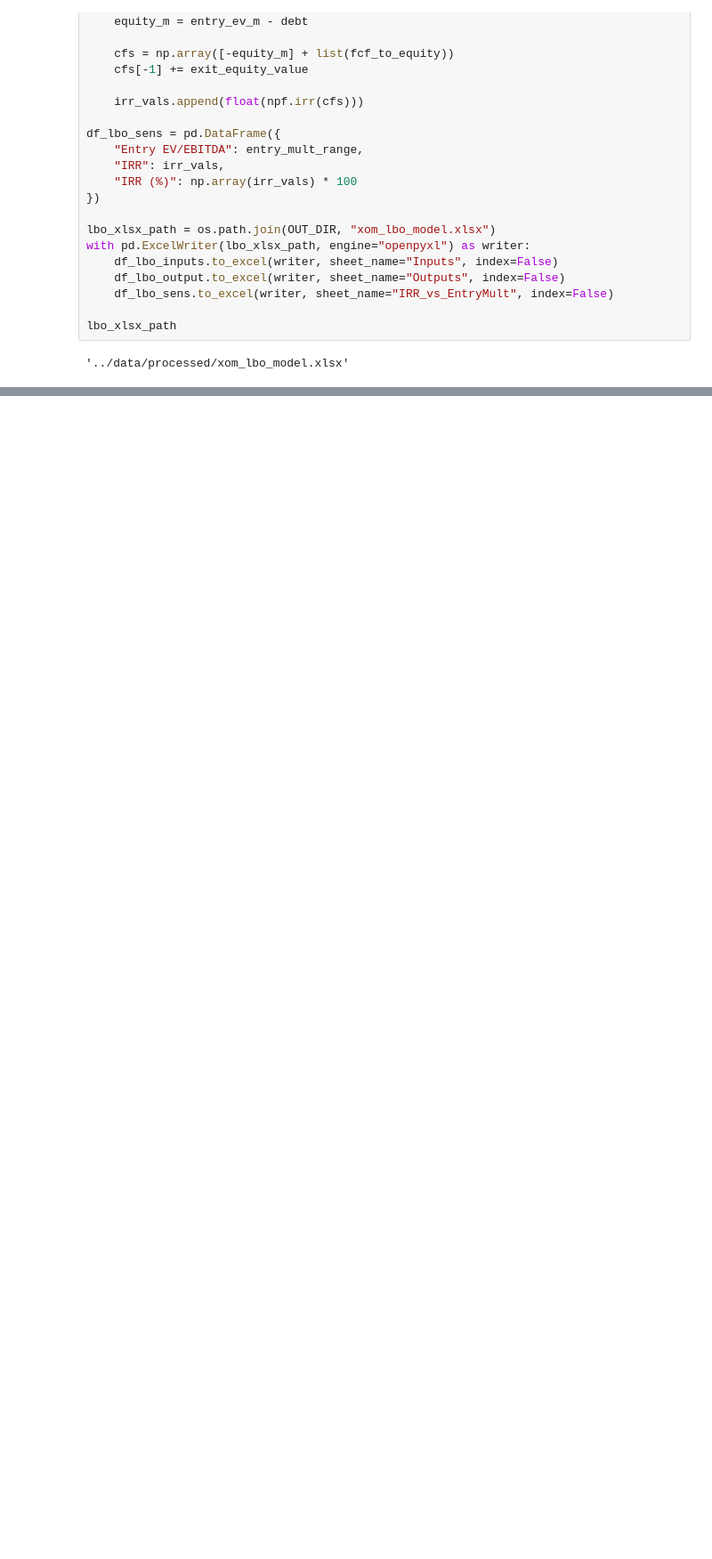
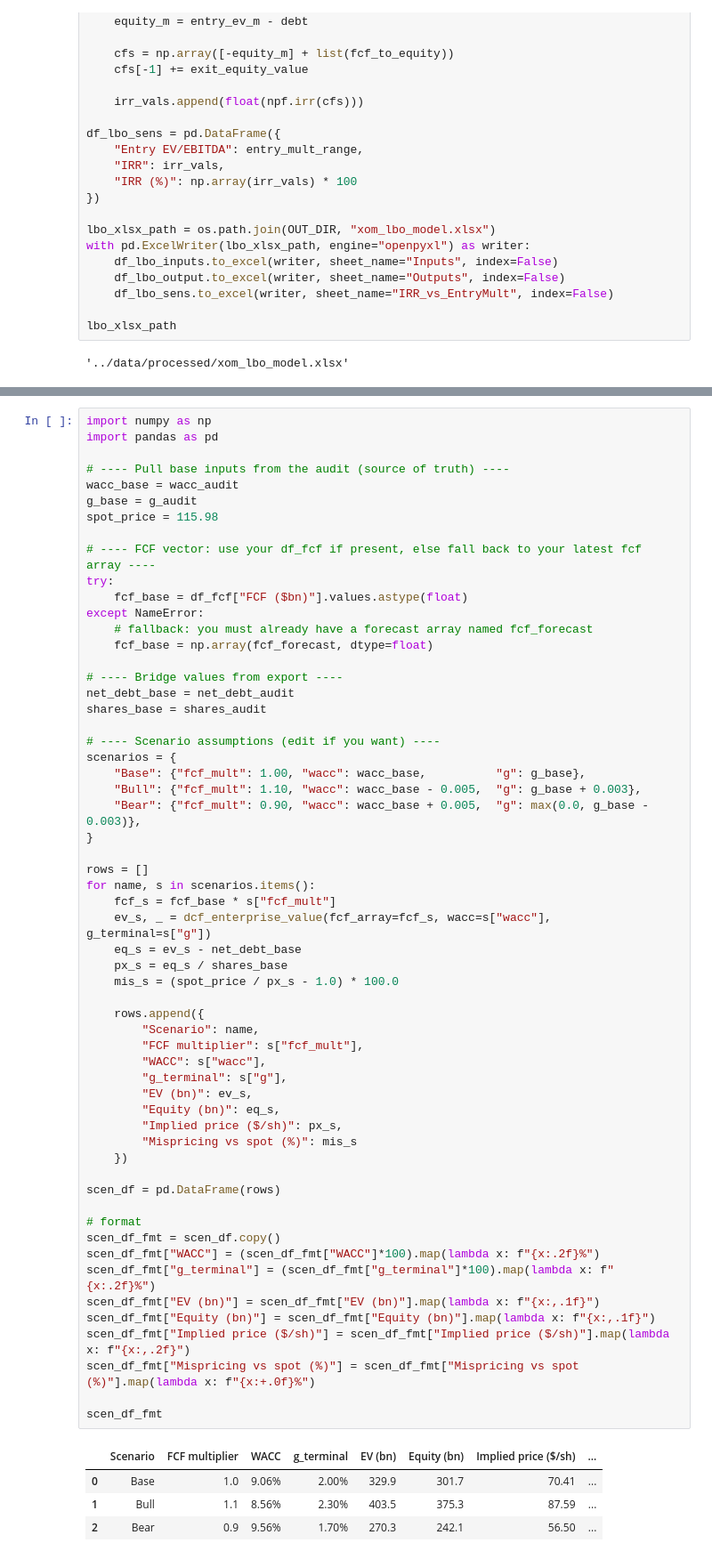
Before and after one commit to boztosunmelis-digi/exxonmobil-valuation, a Jupyter notebook: notebooks/valuation_demo.ipynb, the cells around one changed output, grey strips where cells are left out. Shown at 89% size. Cells and saved outputs as stored; diff of their text form; blank space fills up the shorter version.

```diff
--- a/notebooks/valuation_demo.ipynb
+++ b/notebooks/valuation_demo.ipynb
@@ -1447,0 +1565,63 @@ Implied price: $70.45 | Spot: $115.98 | Mispricing: +65% (overvalued)
+# %%
+import numpy as np
+import pandas as pd
+
+# ---- Pull base inputs from the audit (source of truth) ----
+wacc_base = wacc_audit
+g_base = g_audit
+spot_price = 115.98
+
+# ---- FCF vector: use your df_fcf if present, else fall back to your latest fcf array ----
+try:
+    fcf_base = df_fcf["FCF ($bn)"].values.astype(float)
+except NameError:
+    # fallback: you must already have a forecast array named fcf_forecast
+    fcf_base = np.array(fcf_forecast, dtype=float)
+
+# ---- Bridge values from export ----
+net_debt_base = net_debt_audit
+shares_base = shares_audit
+
+# ---- Scenario assumptions (edit if you want) ----
+scenarios = {
+    "Base": {"fcf_mult": 1.00, "wacc": wacc_base,          "g": g_base},
+    "Bull": {"fcf_mult": 1.10, "wacc": wacc_base - 0.005,  "g": g_base + 0.003},
+    "Bear": {"fcf_mult": 0.90, "wacc": wacc_base + 0.005,  "g": max(0.0, g_base - 0.003)},
+}
+
+rows = []
+for name, s in scenarios.items():
+    fcf_s = fcf_base * s["fcf_mult"]
+    ev_s, _ = dcf_enterprise_value(fcf_array=fcf_s, wacc=s["wacc"], g_terminal=s["g"])
+    eq_s = ev_s - net_debt_base
+    px_s = eq_s / shares_base
+    mis_s = (spot_price / px_s - 1.0) * 100.0
+
+    rows.append({
+        "Scenario": name,
+        "FCF multiplier": s["fcf_mult"],
+        "WACC": s["wacc"],
+        "g_terminal": s["g"],
+        "EV (bn)": ev_s,
+        "Equity (bn)": eq_s,
+        "Implied price ($/sh)": px_s,
+        "Mispricing vs spot (%)": mis_s
+    })
+
+scen_df = pd.DataFrame(rows)
+
+# format
+scen_df_fmt = scen_df.copy()
+scen_df_fmt["WACC"] = (scen_df_fmt["WACC"]*100).map(lambda x: f"{x:.2f}%")
+scen_df_fmt["g_terminal"] = (scen_df_fmt["g_terminal"]*100).map(lambda x: f"{x:.2f}%")
+scen_df_fmt["EV (bn)"] = scen_df_fmt["EV (bn)"].map(lambda x: f"{x:,.1f}")
+scen_df_fmt["Equity (bn)"] = scen_df_fmt["Equity (bn)"].map(lambda x: f"{x:,.1f}")
+scen_df_fmt["Implied price ($/sh)"] = scen_df_fmt["Implied price ($/sh)"].map(lambda x: f"{x:,.2f}")
+scen_df_fmt["Mispricing vs spot (%)"] = scen_df_fmt["Mispricing vs spot (%)"].map(lambda x: f"{x:+.0f}%")
+
+scen_df_fmt
+# %% [output]
+|  | Scenario | FCF multiplier | WACC | g_terminal | EV (bn) | Equity (bn) | Implied price ($/sh) | ... |
+| 0 | Base | 1.0 | 9.06% | 2.00% | 329.9 | 301.7 | 70.41 | ... |
+| 1 | Bull | 1.1 | 8.56% | 2.30% | 403.5 | 375.3 | 87.59 | ... |
+| 2 | Bear | 0.9 | 9.56% | 1.70% | 270.3 | 242.1 | 56.50 | ... |
```
Also changed, not shown: parts of 12 cells of this notebook, 1 other file.
